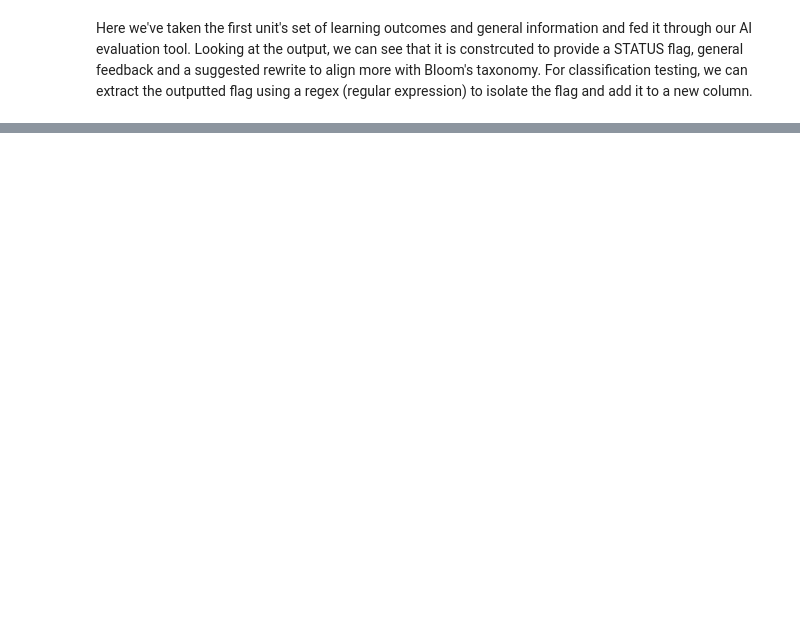
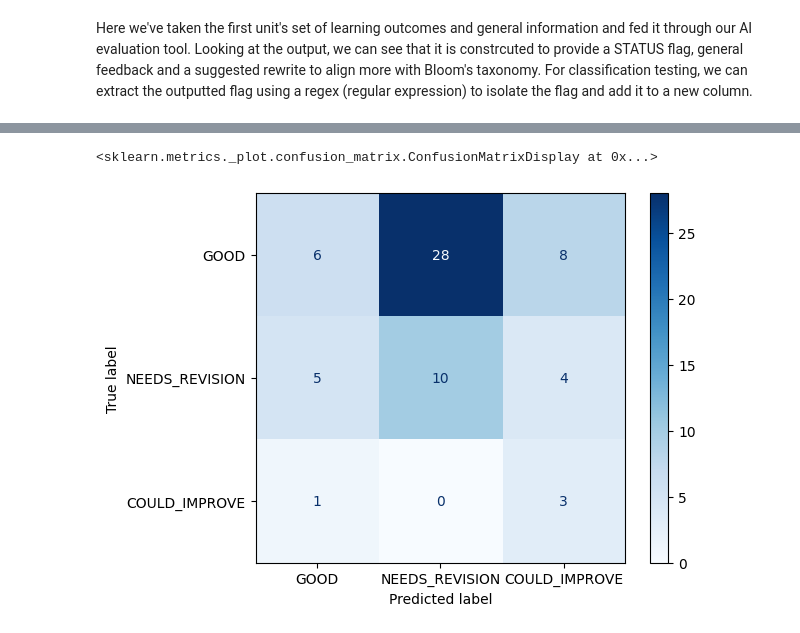
Before and after one commit to VoonYan/AI-Learning-Outcome-Builder, a Jupyter notebook: app/testing_notebook.ipynb, the cells around one changed output, grey strips where cells are left out. Drawn from its saved outputs; the diff is of its cells as text; code cells hidden in the pictures; blank space fills up the shorter version.

```diff
--- a/app/testing_notebook.ipynb
+++ b/app/testing_notebook.ipynb
@@ -241,4 +474,0 @@ testing_set.head(5)
-# %%
-testing_set["flag"] = testing_set["flag"].str.upper()
-
-testing_set
@@ -274,0 +491,11 @@ print(round(f1_weighted, 3))
+# %%
+from sklearn.metrics import confusion_matrix, ConfusionMatrixDisplay
+
+labels = ["GOOD", "NEEDS_REVISION", "COULD_IMPROVE"]
+
+cm = confusion_matrix(manual_flagged, ai_flagged, labels=labels)
+disp = ConfusionMatrixDisplay(confusion_matrix=cm, display_labels=labels)
+disp.plot(cmap='Blues')
+# %% [output]
+<sklearn.metrics._plot.confusion_matrix.ConfusionMatrixDisplay at 0x...>
+[figure, added]
```
Also changed, not shown: parts of 23 cells of this notebook, 1 other file.
